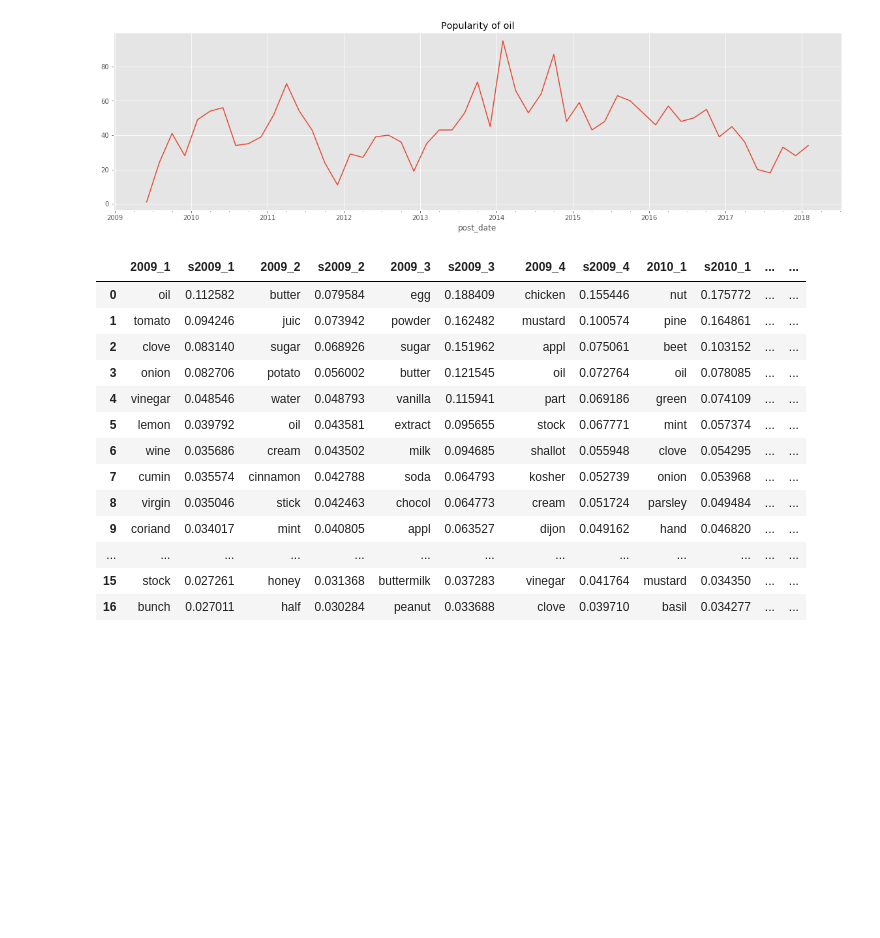
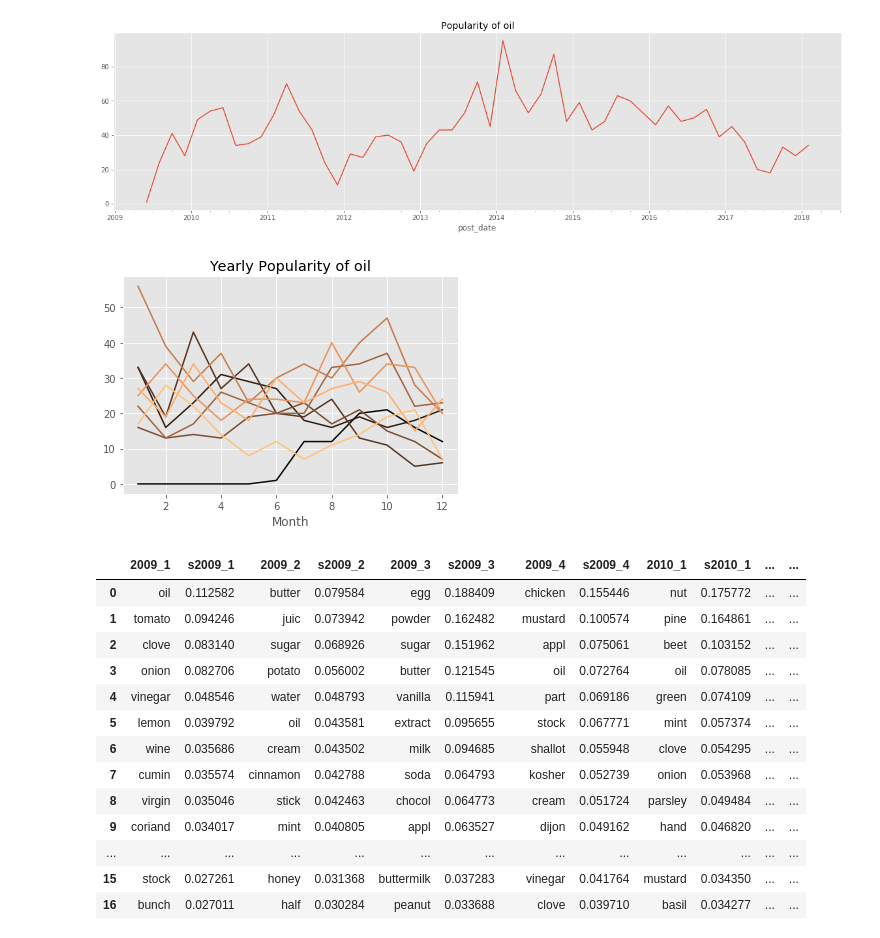
Before and after one commit to elisabeth-berg/trending-food, a Jupyter notebook: foodscrape_workbook.ipynb, the cells around one changed output. Drawn from its saved outputs; the diff is of its cells as text; code cells hidden in the pictures; blank space fills up the shorter version.

```diff
--- a/foodscrape_workbook.ipynb
+++ b/foodscrape_workbook.ipynb
@@ -34,6 +34,10 @@ f, a = time_food_plot(df, 'oil', 2)
 [figure]
 # %%
 f.savefig('img/oil_popularity.jpg')
+# %%
+yearly_food_plot(df, 'oil', save=False)
+# %% [output]
+[figure, added]
 # %%
 top_words, label_list = process_words.make_top_words(df, 'foods', 20)
 # %%
```
Also changed, not shown: parts of 3 cells of this notebook.
